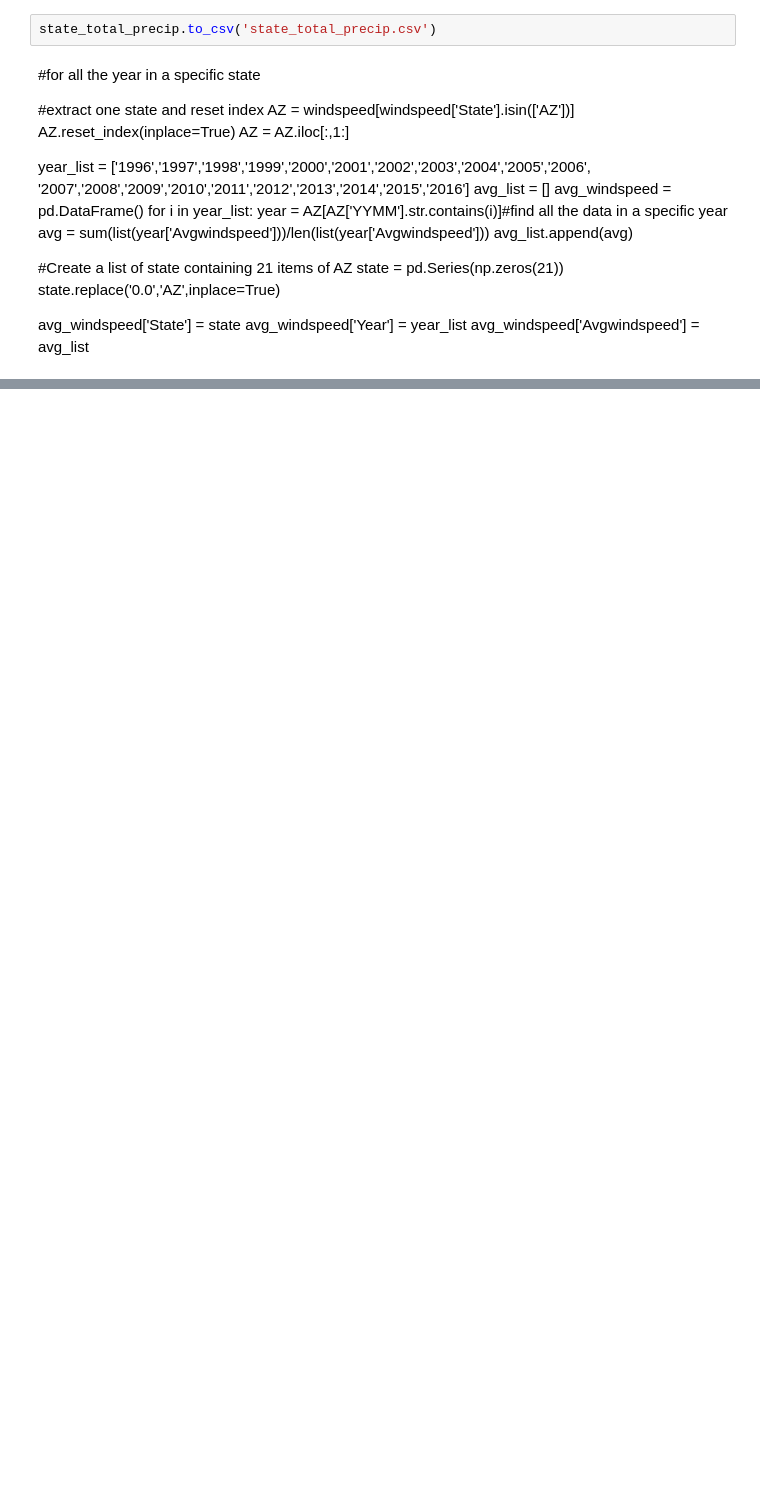
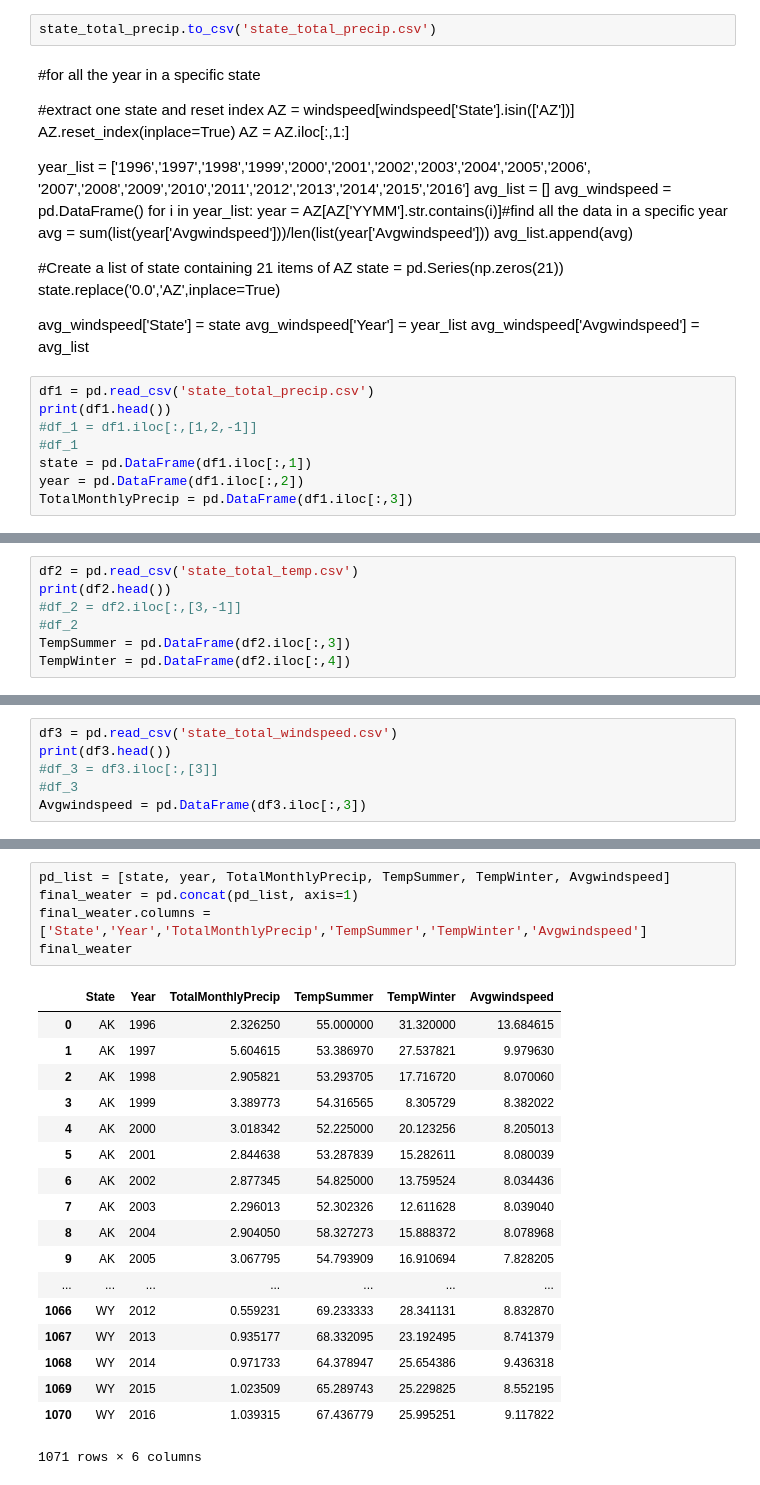
Before and after one commit to tydpan/EASE-Project, a Jupyter notebook: Arranged_Data/DF_WeatherData_WindSpeed & Precip.ipynb, the cells around one changed output, grey strips where cells are left out. Cells and saved outputs as stored; diff of their text form; blank space fills up the shorter version.

Commit message:
added final weather table

```diff
--- a/Arranged_Data/DF_WeatherData_WindSpeed & Precip.ipynb
+++ b/Arranged_Data/DF_WeatherData_WindSpeed & Precip.ipynb
@@ -201,3 +201,11 @@ state.replace('0.0','AZ',inplace=True)
 avg_windspeed['State'] = state
 avg_windspeed['Year'] = year_list
 avg_windspeed['Avgwindspeed'] = avg_list
+# %%
+df1 = pd.read_csv('state_total_precip.csv')
+print(df1.head())
+#df_1 = df1.iloc[:,[1,2,-1]]
+#df_1
+state = pd.DataFrame(df1.iloc[:,1])
+year = pd.DataFrame(df1.iloc[:,2])
+TotalMonthlyPrecip = pd.DataFrame(df1.iloc[:,3])
@@ -203,0 +219,7 @@ avg_windspeed['Avgwindspeed'] = avg_list
+# %%
+df2 = pd.read_csv('state_total_temp.csv')
+print(df2.head())
+#df_2 = df2.iloc[:,[3,-1]]
+#df_2
+TempSummer = pd.DataFrame(df2.iloc[:,3])
+TempWinter = pd.DataFrame(df2.iloc[:,4])
@@ -203,0 +233,6 @@ avg_windspeed['Avgwindspeed'] = avg_list
+# %%
+df3 = pd.read_csv('state_total_windspeed.csv')
+print(df3.head())
+#df_3 = df3.iloc[:,[3]]
+#df_3
+Avgwindspeed = pd.DataFrame(df3.iloc[:,3])
@@ -203,0 +269,24 @@ avg_windspeed['Avgwindspeed'] = avg_list
+# %%
+pd_list = [state, year, TotalMonthlyPrecip, TempSummer, TempWinter, Avgwindspeed]
+final_weater = pd.concat(pd_list, axis=1)
+final_weater.columns = ['State','Year','TotalMonthlyPrecip','TempSummer','TempWinter','Avgwindspeed']
+final_weater
+# %% [output]
+|  | State | Year | TotalMonthlyPrecip | TempSummer | TempWinter | Avgwindspeed |
+| 0 | AK | 1996 | 2.326250 | 55.000000 | 31.320000 | 13.684615 |
+| 1 | AK | 1997 | 5.604615 | 53.386970 | 27.537821 | 9.979630 |
+| 2 | AK | 1998 | 2.905821 | 53.293705 | 17.716720 | 8.070060 |
+| 3 | AK | 1999 | 3.389773 | 54.316565 | 8.305729 | 8.382022 |
+| 4 | AK | 2000 | 3.018342 | 52.225000 | 20.123256 | 8.205013 |
+| 5 | AK | 2001 | 2.844638 | 53.287839 | 15.282611 | 8.080039 |
+| 6 | AK | 2002 | 2.877345 | 54.825000 | 13.759524 | 8.034436 |
+| 7 | AK | 2003 | 2.296013 | 52.302326 | 12.611628 | 8.039040 |
+| 8 | AK | 2004 | 2.904050 | 58.327273 | 15.888372 | 8.078968 |
+| 9 | AK | 2005 | 3.067795 | 54.793909 | 16.910694 | 7.828205 |
+| ... | ... | ... | ... | ... | ... | ... |
+| 1066 | WY | 2012 | 0.559231 | 69.233333 | 28.341131 | 8.832870 |
+| 1067 | WY | 2013 | 0.935177 | 68.332095 | 23.192495 | 8.741379 |
+| 1068 | WY | 2014 | 0.971733 | 64.378947 | 25.654386 | 9.436318 |
+| 1069 | WY | 2015 | 1.023509 | 65.289743 | 25.229825 | 8.552195 |
+| 1070 | WY | 2016 | 1.039315 | 67.436779 | 25.995251 | 9.117822 |
+1071 rows × 6 columns
```
Also changed, not shown: parts of 5 cells of this notebook.
